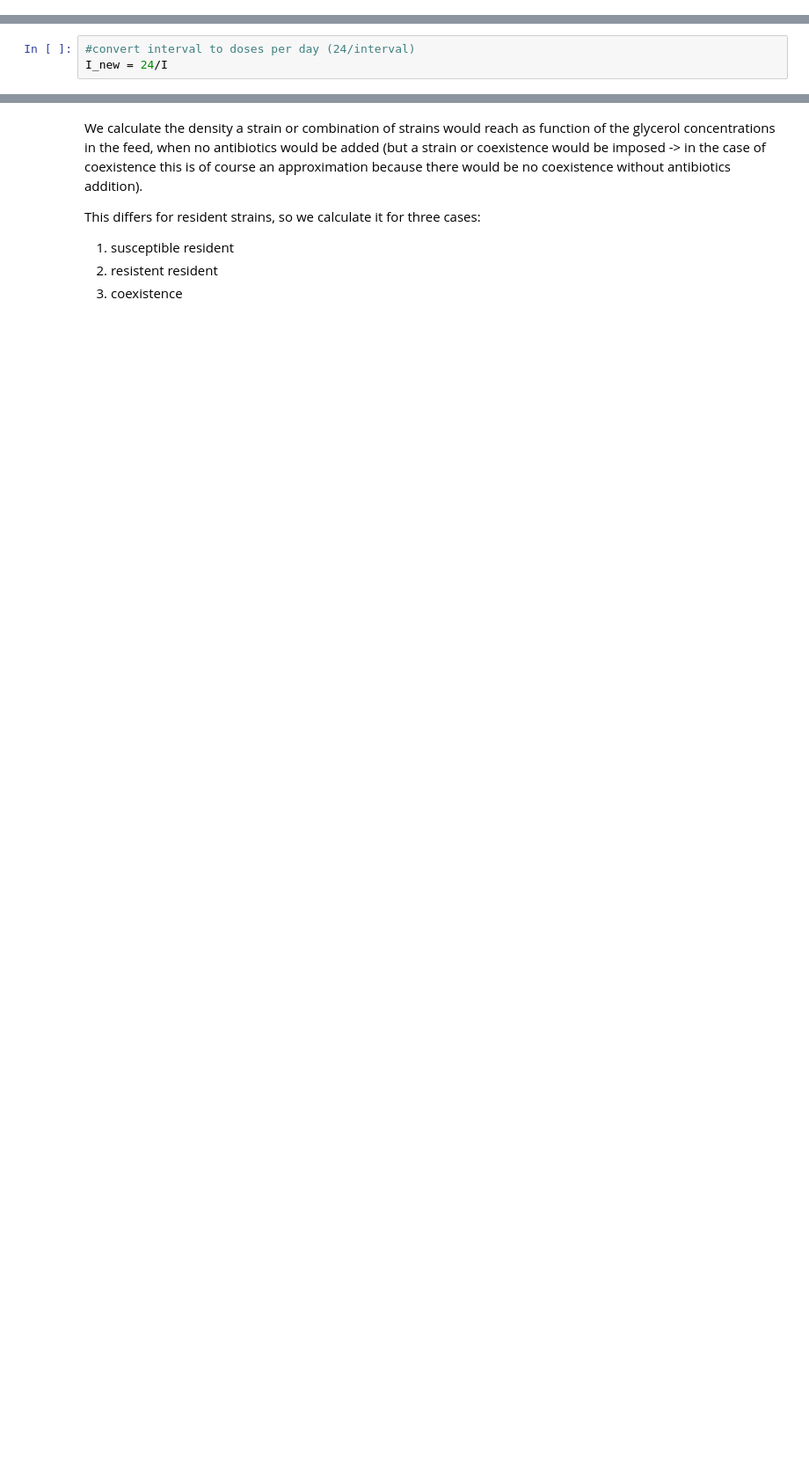
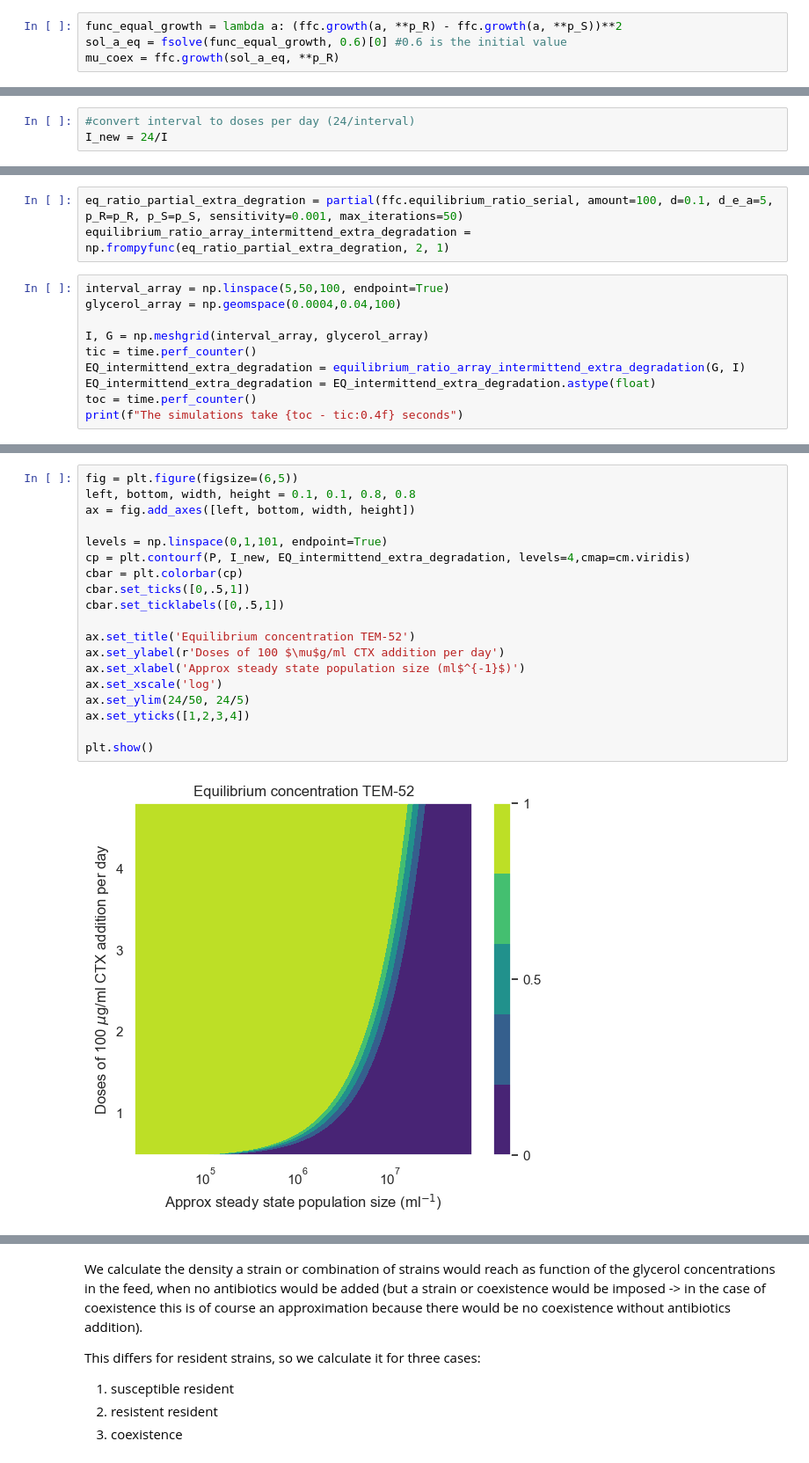
Before and after one commit to WortelLab/tem1coex, a Jupyter notebook: Chemostat.ipynb, the cells around one changed output, grey strips where cells are left out. Shown at 88% size. Cells and saved outputs as stored; diff of their text form; blank space fills up the shorter version.

```diff
--- a/Chemostat.ipynb
+++ b/Chemostat.ipynb
@@ -48,2 +50,6 @@ axes.legend(tuple(['Growth Triple','Growth G238S']))
+# %%
+func_equal_growth = lambda a: (ffc.growth(a, **p_R) - ffc.growth(a, **p_S))**2
+sol_a_eq = fsolve(func_equal_growth, 0.6)[0] #0.6 is the initial value
+mu_coex = ffc.growth(sol_a_eq, **p_R)
 # %% [markdown]
 ## Simulation of the chemostat
@@ -529,0 +239,13 @@ plt.show()
+# %%
+eq_ratio_partial_extra_degration = partial(ffc.equilibrium_ratio_serial, amount=100, d=0.1, d_e_a=5, p_R=p_R, p_S=p_S, sensitivity=0.001, max_iterations=50)
+equilibrium_ratio_array_intermittend_extra_degradation = np.frompyfunc(eq_ratio_partial_extra_degration, 2, 1)
+# %%
+interval_array = np.linspace(5,50,100, endpoint=True)
+glycerol_array = np.geomspace(0.0004,0.04,100)
+
+I, G = np.meshgrid(interval_array, glycerol_array)
+tic = time.perf_counter()
+EQ_intermittend_extra_degradation = equilibrium_ratio_array_intermittend_extra_degradation(G, I)
+EQ_intermittend_extra_degradation = EQ_intermittend_extra_degradation.astype(float)
+toc = time.perf_counter()
+print(f"The simulations take {toc - tic:0.4f} seconds")
@@ -530 +260,22 @@ plt.show()
+# %%
+fig = plt.figure(figsize=(6,5))
+left, bottom, width, height = 0.1, 0.1, 0.8, 0.8
+ax = fig.add_axes([left, bottom, width, height])
+
+levels = np.linspace(0,1,101, endpoint=True)
+cp = plt.contourf(P, I_new, EQ_intermittend_extra_degradation, levels=4,cmap=cm.viridis)
+cbar = plt.colorbar(cp)
+cbar.set_ticks([0,.5,1])
+cbar.set_ticklabels([0,.5,1])
+
+ax.set_title('Equilibrium concentration TEM-52')
+ax.set_ylabel(r'Doses of 100 $\mu$g/ml CTX addition per day')
+ax.set_xlabel('Approx steady state population size (ml$^{-1}$)')
+ax.set_xscale('log')
+ax.set_ylim(24/50, 24/5)
+ax.set_yticks([1,2,3,4])
+
+plt.show()
+# %% [output]
+[figure, added]
 # %% [markdown]
```
Also changed, not shown: parts of 89 cells of this notebook, 4 other files.
